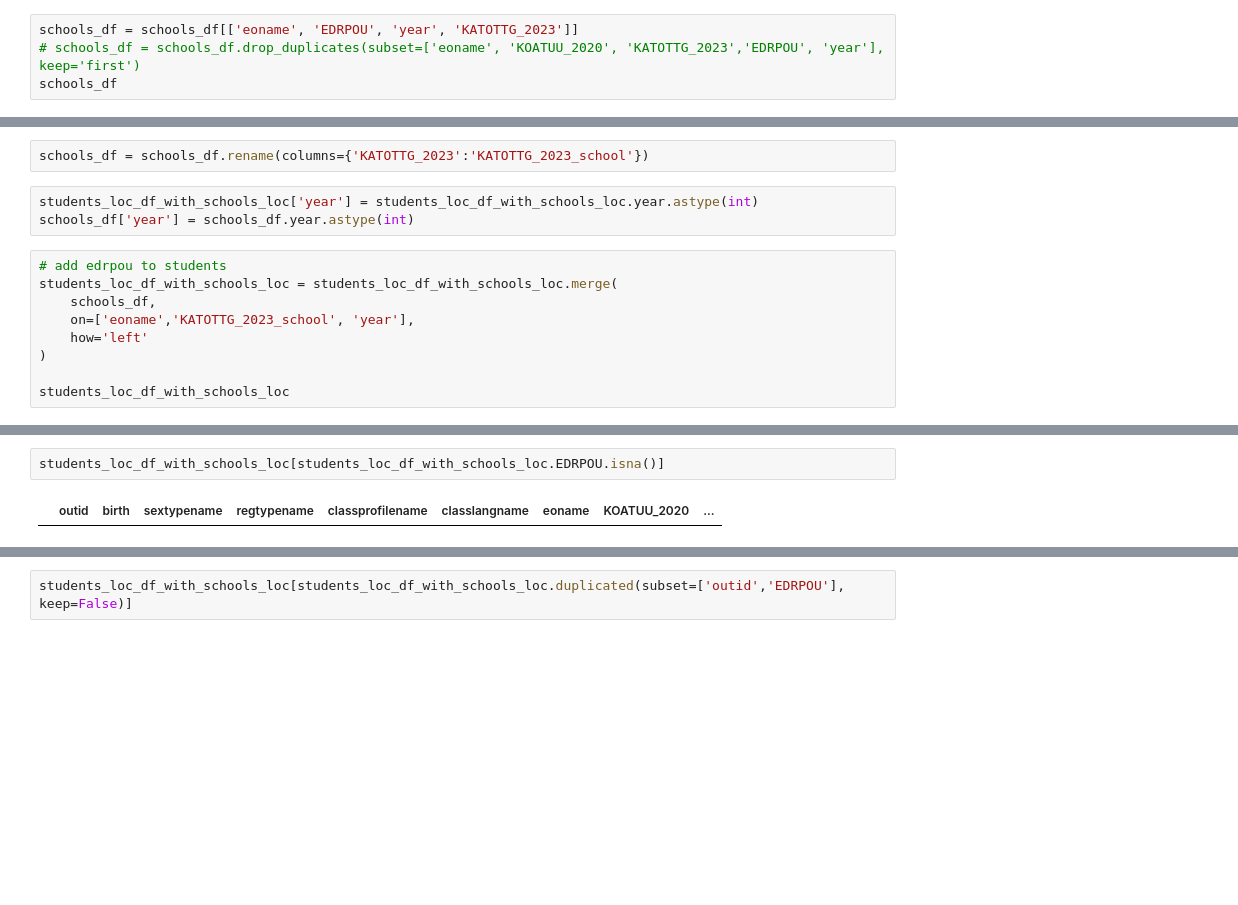
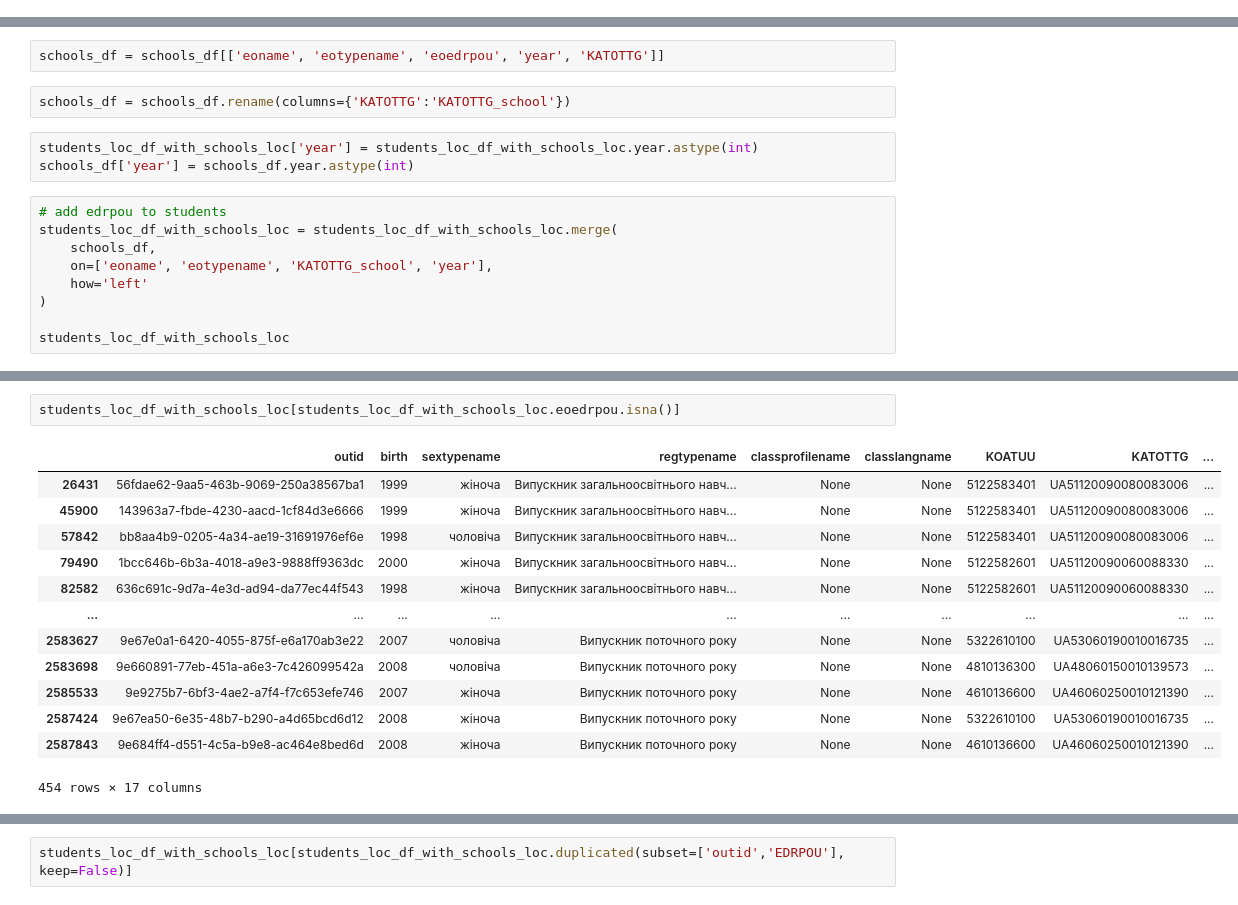
Before and after one commit to DataResponsibly/ZNO-Dataset, a Jupyter notebook: notebooks/tables_creation/Students_table.ipynb, the cells around one changed output, grey strips where cells are left out. Saved outputs shown, nothing was run; the diff lists cells and outputs as text; blank space fills up the shorter version.

```diff
--- a/notebooks/tables_creation/Students_table.ipynb
+++ b/notebooks/tables_creation/Students_table.ipynb
@@ -345,4 +368,0 @@ schools_df[schools_df.duplicated(subset=['eoname', 'year', 'KATOTTG_2023'], keep
-# %%
-schools_df = schools_df[['eoname', 'EDRPOU', 'year', 'KATOTTG_2023']]
-# schools_df = schools_df.drop_duplicates(subset=['eoname', 'KOATUU_2020', 'KATOTTG_2023','EDRPOU', 'year'], keep='first')
-schools_df
@@ -363,5 +375,7 @@ schools_df
+# %%
+schools_df = schools_df[['eoname', 'eotypename', 'eoedrpou', 'year', 'KATOTTG']]
 # %%
-schools_df = schools_df.rename(columns={'KATOTTG_2023':'KATOTTG_2023_school'})
+schools_df = schools_df.rename(columns={'KATOTTG':'KATOTTG_school'})
 # %%
 students_loc_df_with_schools_loc['year'] = students_loc_df_with_schools_loc.year.astype(int)
 schools_df['year'] = schools_df.year.astype(int)
@@ -369,7 +383,7 @@ schools_df['year'] = schools_df.year.astype(int)
 # add edrpou to students
 students_loc_df_with_schools_loc = students_loc_df_with_schools_loc.merge(
     schools_df,
-    on=['eoname','KATOTTG_2023_school', 'year'],
+    on=['eoname', 'eotypename', 'KATOTTG_school', 'year'],
     how='left'
 )
 
@@ -391,4 +405,16 @@ students_loc_df_with_schools_loc
 # %%
-students_loc_df_with_schools_loc[students_loc_df_with_schools_loc.EDRPOU.isna()]
+students_loc_df_with_schools_loc[students_loc_df_with_schools_loc.eoedrpou.isna()]
 # %% [output]
-|  | outid | birth | sextypename | regtypename | classprofilename | classlangname | eoname | KOATUU_2020 | ... |
+|  | outid | birth | sextypename | regtypename | classprofilename | classlangname | KOATUU | KATOTTG | ... |
+| 26431 | 56fdae62-9aa5-463b-9069-250a38567ba1 | 1999 | жіноча | Випускник загальноосвітнього навч... | None | None | 5122583401 | UA51120090080083006 | ... |
+| 45900 | 143963a7-fbde-4230-aacd-1cf84d3e6666 | 1999 | жіноча | Випускник загальноосвітнього навч... | None | None | 5122583401 | UA51120090080083006 | ... |
+| 57842 | bb8aa4b9-0205-4a34-ae19-31691976ef6e | 1998 | чоловіча | Випускник загальноосвітнього навч... | None | None | 5122583401 | UA51120090080083006 | ... |
+| 79490 | 1bcc646b-6b3a-4018-a9e3-9888ff9363dc | 2000 | жіноча | Випускник загальноосвітнього навч... | None | None | 5122582601 | UA51120090060088330 | ... |
+| 82582 | 636c691c-9d7a-4e3d-ad94-da77ec44f543 | 1998 | жіноча | Випускник загальноосвітнього навч... | None | None | 5122582601 | UA51120090060088330 | ... |
+| ... | ... | ... | ... | ... | ... | ... | ... | ... | ... |
+| 2583627 | 9e67e0a1-6420-4055-875f-e6a170ab3e22 | 2007 | чоловіча | Випускник поточного року | None | None | 5322610100 | UA53060190010016735 | ... |
+| 2583698 | 9e660891-77eb-451a-a6e3-7c426099542a | 2008 | чоловіча | Випускник поточного року | None | None | 4810136300 | UA48060150010139573 | ... |
+| 2585533 | 9e9275b7-6bf3-4ae2-a7f4-f7c653efe746 | 2007 | жіноча | Випускник поточного року | None | None | 4610136600 | UA46060250010121390 | ... |
+| 2587424 | 9e67ea50-6e35-48b7-b290-a4d65bcd6d12 | 2008 | жіноча | Випускник поточного року | None | None | 5322610100 | UA53060190010016735 | ... |
+| 2587843 | 9e684ff4-d551-4c5a-b9e8-ac464e8bed6d | 2008 | жіноча | Випускник поточного року | None | None | 4610136600 | UA46060250010121390 | ... |
+454 rows × 17 columns
```
Also changed, not shown: parts of 30 cells of this notebook, 1 other file.
